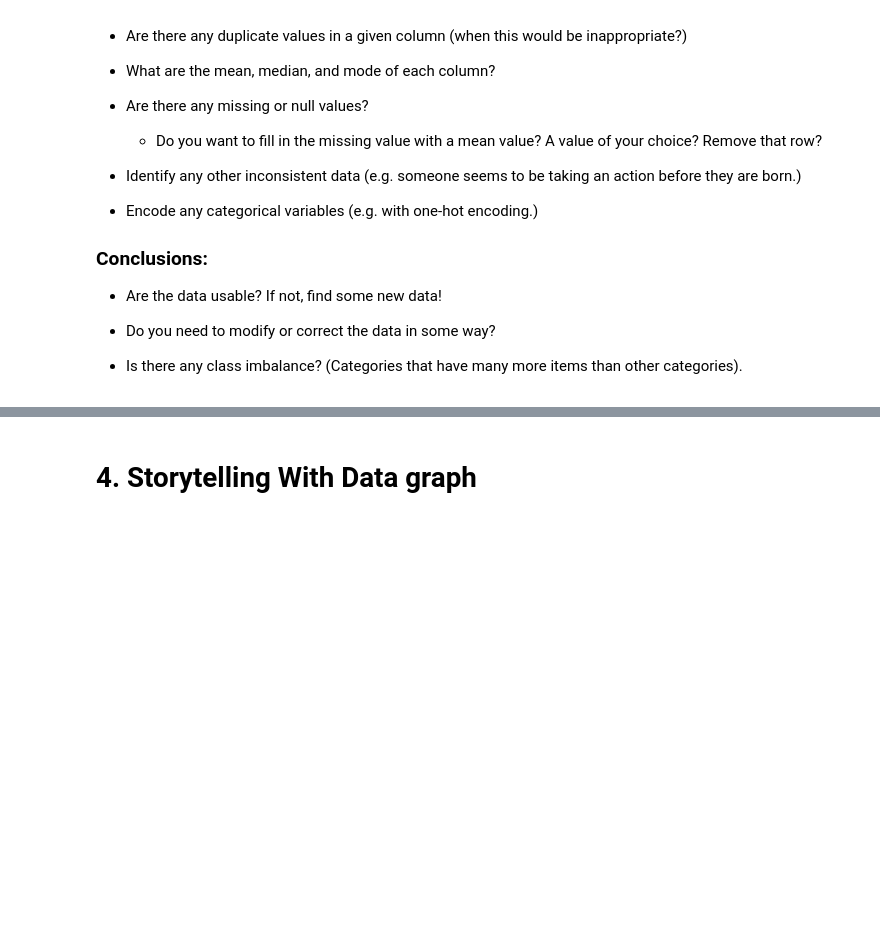
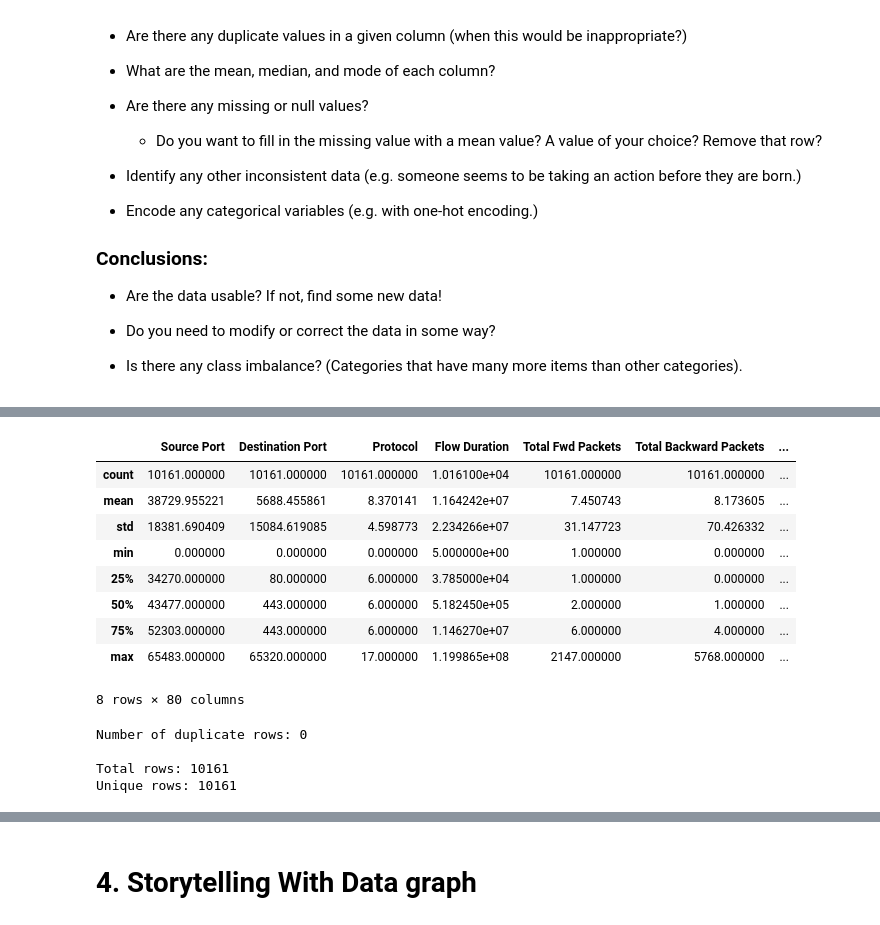
Before and after one commit to stefanie-the-engineer/bu-dx699-homework-02, a Jupyter notebook: OMDS-ModB2-Week2-Kenyon-Stefanie.ipynb, the cells around one changed output, grey strips where cells are left out. Cells and saved outputs as stored; diff of their text form; code cells hidden in the pictures; blank space fills up the shorter version.

```diff
--- a/OMDS-ModB2-Week2-Kenyon-Stefanie.ipynb
+++ b/OMDS-ModB2-Week2-Kenyon-Stefanie.ipynb
@@ -50,5 +52,9 @@ This week, you will do the same types of exercises as last week, but you should
 # Setup
 
 # Import CSVs
+df1 = pd.read_csv('ransomware_wannalocker_08212017_1.csv')
+df2 = pd.read_csv('ransomware_wannalocker_08212017_2.csv')
+df3 = pd.read_csv('ransomware_wannalocker_08212017_3.csv')
 
 # Create DataFrame
+df = pd.concat([df1, df2, df3], ignore_index=True)
@@ -57,4 +93,31 @@ This week, you will do the same types of exercises as last week, but you should
+# %%
+# Summarize the datasets using describe()
+df.describe()
+# %% [output]
+|  | Source Port | Destination Port | Protocol | Flow Duration | Total Fwd Packets | Total Backward Packets | ... |
+| count | 10161.000000 | 10161.000000 | 10161.000000 | 1.016100e+04 | 10161.000000 | 10161.000000 | ... |
+| mean | 38729.955221 | 5688.455861 | 8.370141 | 1.164242e+07 | 7.450743 | 8.173605 | ... |
+| std | 18381.690409 | 15084.619085 | 4.598773 | 2.234266e+07 | 31.147723 | 70.426332 | ... |
+| min | 0.000000 | 0.000000 | 0.000000 | 5.000000e+00 | 1.000000 | 0.000000 | ... |
+| 25% | 34270.000000 | 80.000000 | 6.000000 | 3.785000e+04 | 1.000000 | 0.000000 | ... |
+| 50% | 43477.000000 | 443.000000 | 6.000000 | 5.182450e+05 | 2.000000 | 1.000000 | ... |
+| 75% | 52303.000000 | 443.000000 | 6.000000 | 1.146270e+07 | 6.000000 | 4.000000 | ... |
+| max | 65483.000000 | 65320.000000 | 17.000000 | 1.199865e+08 | 2147.000000 | 5768.000000 | ... |
+8 rows × 80 columns
 # %%
 # Are there any duplicate rows?
+print(f"Number of duplicate rows: {df.duplicated().sum()}")
+print(f"\nTotal rows: {len(df)}")
+print(f"Unique rows: {len(df.drop_duplicates())}")
+
+# Display duplicate rows
+if df.duplicated().sum() > 0:
+    print("\nDuplicate rows:")
+    print(df[df.duplicated(keep=False)].sort_values(by=list(df.columns)).head(10))
+# %% [output]
+Number of duplicate rows: 0
+
+Total rows: 10161
+Unique rows: 10161
 # %%
 # Are there any duplicate values in a given column (when this would be inappropriate?)
```
Also changed, not shown: parts of 7 cells of this notebook.
